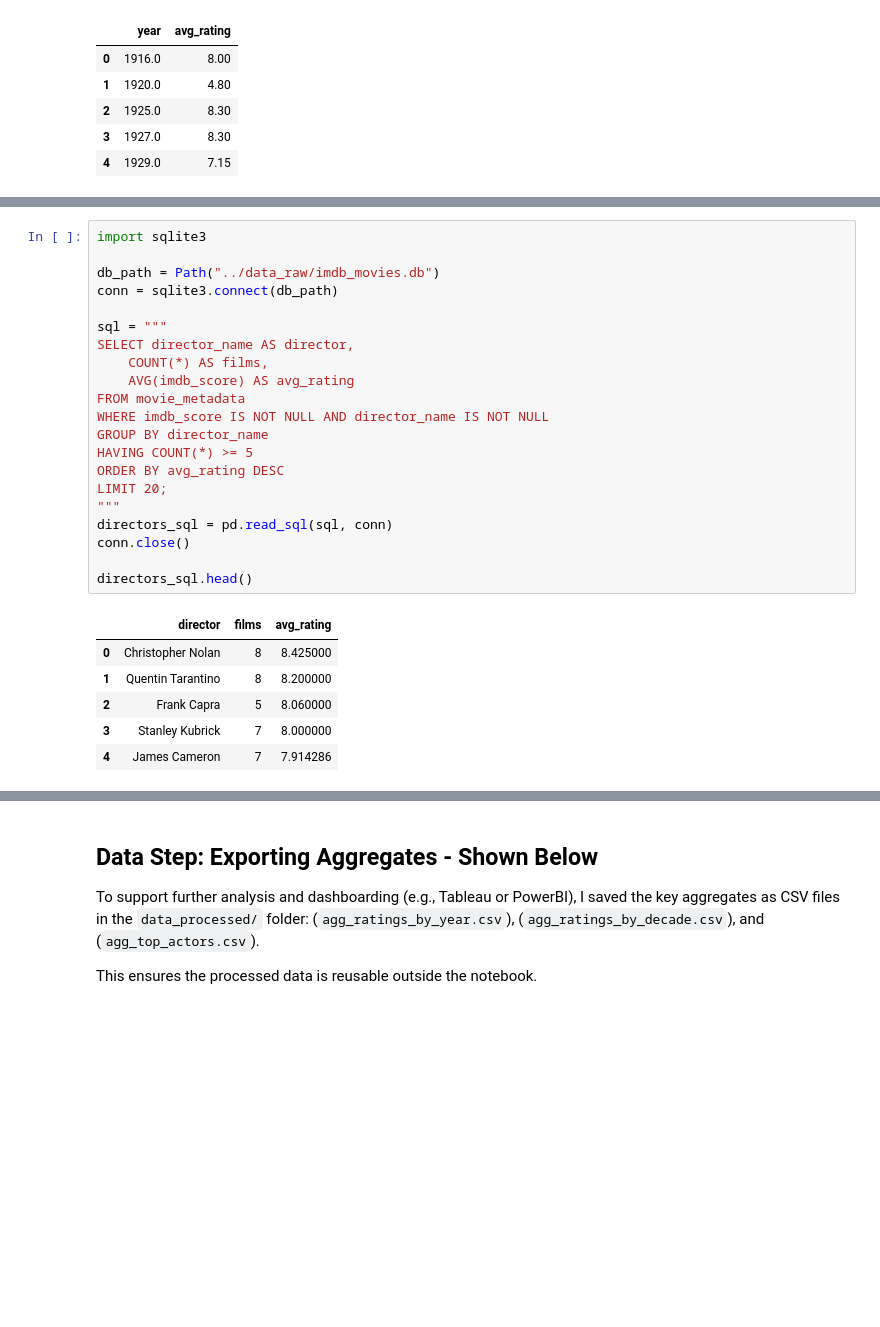
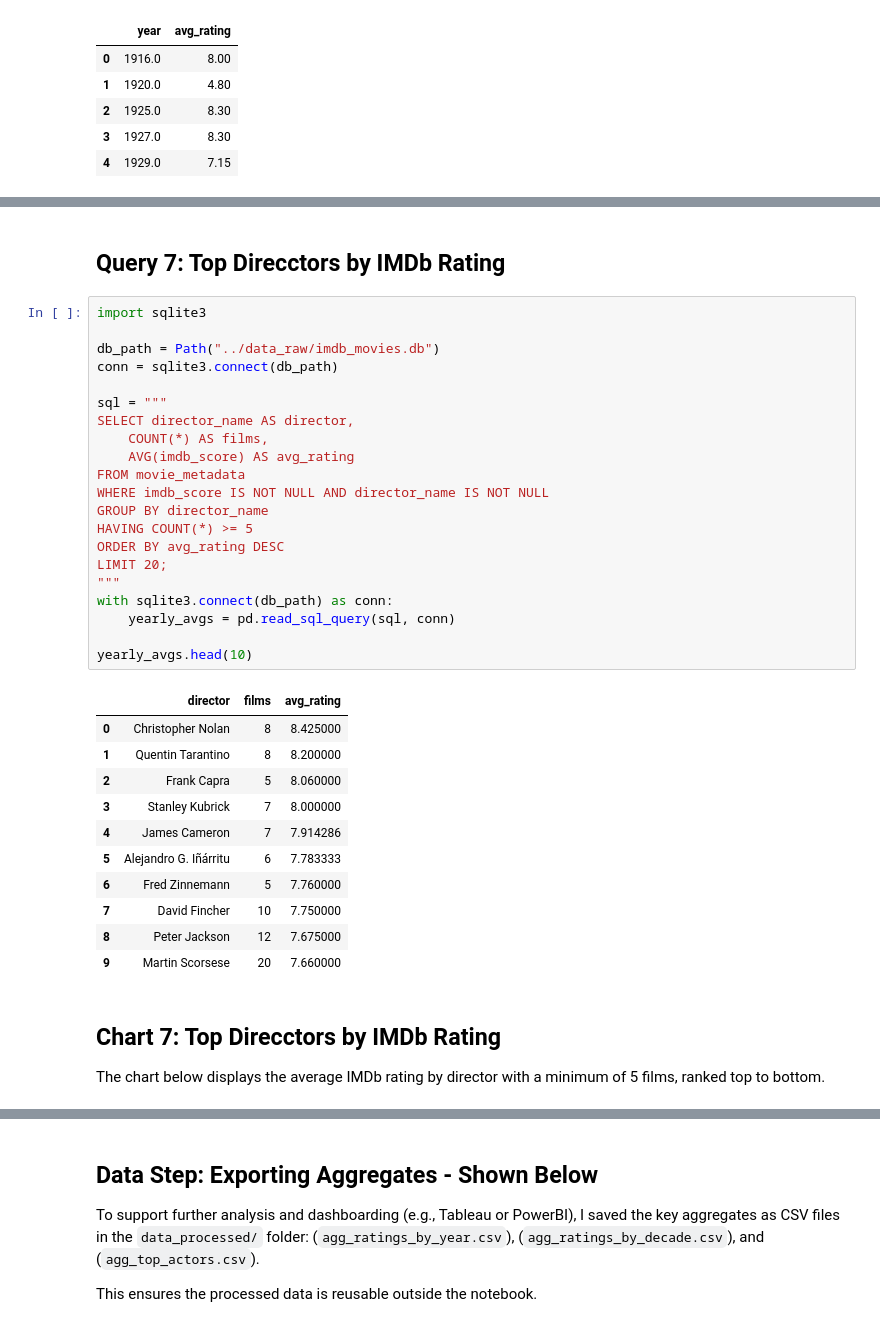
Before and after one commit to HCBrooks-lab/imdb_endtoend, a Jupyter notebook: 01_data_profile.ipynb, the cells around one changed output, grey strips where cells are left out. Saved outputs shown, nothing was run; the diff lists cells and outputs as text; blank space fills up the shorter version.

```diff
--- a/01_data_profile.ipynb
+++ b/01_data_profile.ipynb
@@ -509,31 +621,41 @@ The scatterplot above shows the relationship between production budget and world
+# %% [markdown]
+## Query 7: Top Direcctors by IMDb Rating
 # %%
 import sqlite3
 
 db_path = Path("../data_raw/imdb_movies.db")
 conn = sqlite3.connect(db_path)
 
 sql = """
 SELECT director_name AS director,
     COUNT(*) AS films,
     AVG(imdb_score) AS avg_rating
 FROM movie_metadata
 WHERE imdb_score IS NOT NULL AND director_name IS NOT NULL
 GROUP BY director_name
 HAVING COUNT(*) >= 5
 ORDER BY avg_rating DESC
 LIMIT 20;
 """
-directors_sql = pd.read_sql(sql, conn)
-conn.close()
+with sqlite3.connect(db_path) as conn:
+    yearly_avgs = pd.read_sql_query(sql, conn)
 
-directors_sql.head()
+yearly_avgs.head(10)
 # %% [output]
 |  | director | films | avg_rating |
 | 0 | Christopher Nolan | 8 | 8.425000 |
 | 1 | Quentin Tarantino | 8 | 8.200000 |
 | 2 | Frank Capra | 5 | 8.060000 |
 | 3 | Stanley Kubrick | 7 | 8.000000 |
 | 4 | James Cameron | 7 | 7.914286 |
+| 5 | Alejandro G. Iñárritu | 6 | 7.783333 |
+| 6 | Fred Zinnemann | 5 | 7.760000 |
+| 7 | David Fincher | 10 | 7.750000 |
+| 8 | Peter Jackson | 12 | 7.675000 |
+| 9 | Martin Scorsese | 20 | 7.660000 |
+# %% [markdown]
+## Chart 7: Top Direcctors by IMDb Rating
+The chart below displays the average IMDb rating by director with a minimum of 5 films, ranked top to bottom.
 # %%
 import matplotlib.cm as cm
 import matplotlib.colors as mcolors
```
Also changed, not shown: parts of 63 cells of this notebook.
